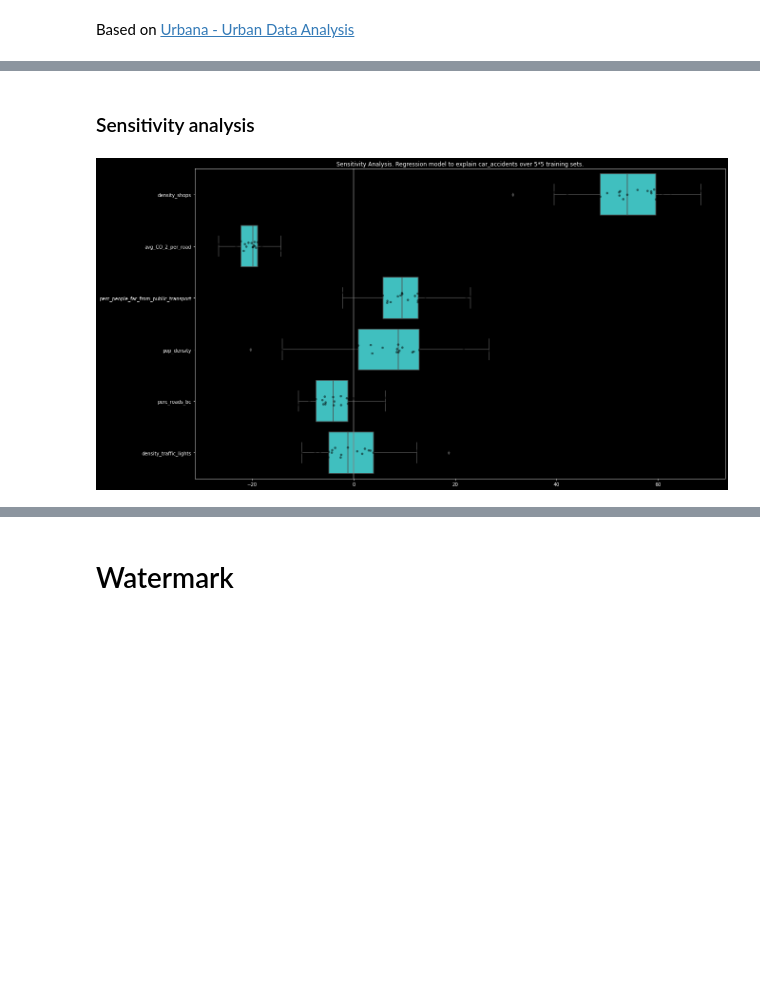
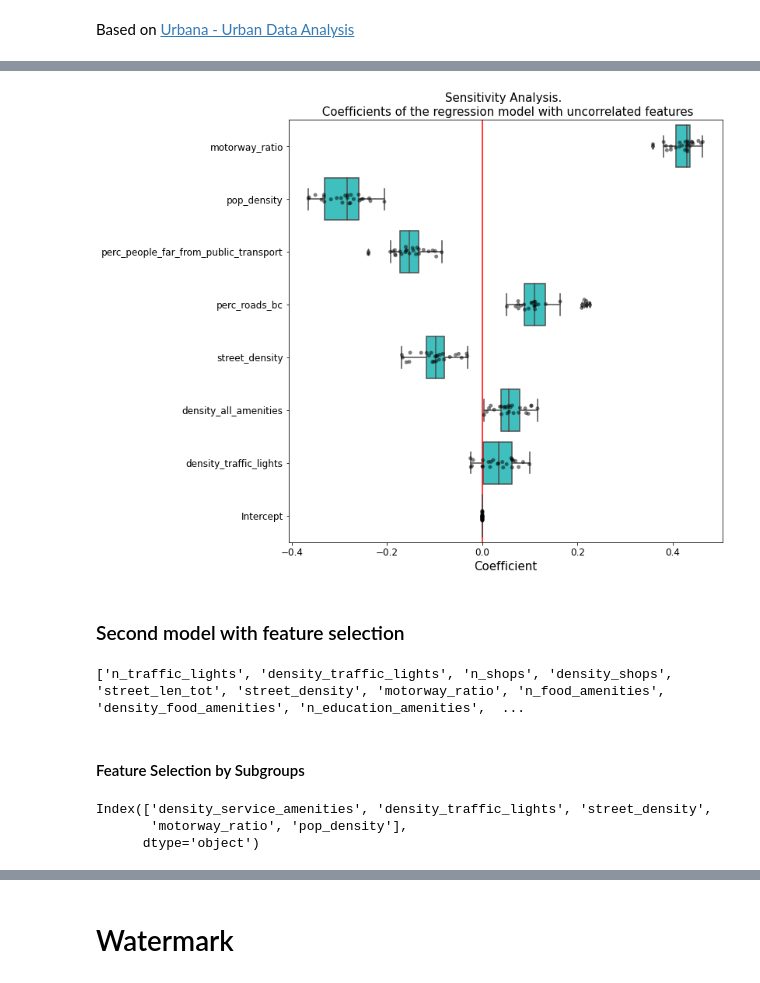
Before and after one commit to matteoboh/urbem, a Jupyter notebook: notebooks/0.9-non_spatial_regression_sklearn.ipynb, the cells around one changed output, grey strips where cells are left out. Saved outputs shown, nothing was run; the diff lists cells and outputs as text; code cells hidden in the pictures; blank space fills up the shorter version.

Commit message:
new version of non-spatial regression

```diff
--- a/notebooks/0.9-non_spatial_regression_sklearn.ipynb
+++ b/notebooks/0.9-non_spatial_regression_sklearn.ipynb
@@ -66,0 +111,2 @@ y = gdf_rome_connected[feature]
+# %%
+non_correlated_features = vif.loc[vif['VIF Factor'] <= 5, 'features'].to_list()
@@ -66,0 +205,12 @@ y = gdf_rome_connected[feature]
+# %%
+# plotting PairGrid for TRANSFORMED predictors
+f = sns.PairGrid(X_transformed)
+f.map_lower(scattfunc, cmap=plt.get_cmap("coolwarm"), norm=plt.Normalize(vmin=-0.8, vmax=0.8))
+f.map_diag(sns.histplot, color="gray", kde=False)
+f.map_upper(corrfunc, cmap=plt.get_cmap("coolwarm"), norm=plt.Normalize(vmin=-0.8, vmax=0.8))
+f.fig.subplots_adjust(wspace=0.06, hspace=0.06)  # equal spacing in both directions
+for ax in plt.gcf().axes:
+    xlabel = ax.get_xlabel()
+    ax.set_xlabel(xlabel, fontsize=15)
+    ylabel = ax.get_ylabel()
+    ax.set_ylabel(ylabel, fontsize=15)
@@ -69,3 +225,6 @@ y = gdf_rome_connected[feature]
+# %%
+X = gdf_rome_connected[non_correlated_features]
+y = gdf_rome_connected[feature_to_predict]
 # %%
 preprocessor = Pipeline(steps=[("scaler", StandardScaler())])
 
@@ -75,3 +234,6 @@ pipe_all = Pipeline(
         ("regressor", LinearRegression()),
     ]
 )
+
+model_fixed = TransformedTargetRegressor(regressor=pipe_all, transformer=PowerTransformer())
+model_fixed.fit(X, y)
@@ -78,31 +247,48 @@ pipe_all = Pipeline(
-# %% [markdown]
-### Sensitivity analysis
 # %%
 cv_all = cross_validate(
-    pipe_all,
+    model_fixed,
     X,
     y,
     cv=RepeatedKFold(n_splits=N_SPLITS, n_repeats=N_REPEATS, random_state=RANDOM_STATE),
     return_estimator=True,
     n_jobs=-1,
 )
 
 coefs_all = pd.DataFrame(
-    [est.named_steps["regressor"].coef_ for est in cv_all["estimator"]],
+    [est.regressor_.named_steps["regressor"].coef_ for est in cv_all["estimator"]],
     columns=X.columns,
 )
 
-medians_all = coefs_all.median()
+coefs_all["Intercept"] = pd.Series(
+    [est.regressor_.named_steps["regressor"].intercept_ for est in cv_all["estimator"]]
+)
+
+medians_all = coefs_all.drop(["Intercept"], axis=1).median()
 medians_all = medians_all.reindex(medians_all.abs().sort_values(ascending=False).index)
+medians_all = medians_all.append(pd.Series({"Intercept": 0}, index=["Intercept"]))
 coefs_all = coefs_all[medians_all.index]
 
 
-plt.figure(figsize=(20, 2*len(independent_variables)))
+fig, ax = plt.subplots(figsize=(10, 10))
+#plt.figure(figsize=(20, 1*len(independent_variables)))
 sns.stripplot(data=coefs_all, orient="h", color="k", alpha=0.5)
 sns.boxplot(data=coefs_all, orient="h", color="cyan", saturation=0.5)
-plt.axvline(x=0, color=".5")
-plt.title(f"Sensitivity Analysis. Regression model to explain {feature} over {N_SPLITS}*{N_REPEATS} training sets.")
+plt.axvline(x=0, color="red")
+ax.tick_params(axis='both', which='major', labelsize=12)
+ax.set_xlabel("Coefficient", fontsize=15)
+plt.title(f"Sensitivity Analysis. \n Coefficients of the regression model with uncorrelated features", fontsize=15)
 
 plt.show()
 # %% [output]
-[figure, old version]
+[figure, new version]
+# %% [markdown]
+### Second model with feature selection
+# %%
+X = gdf_rome_connected[independent_variables]
+y = gdf_rome_connected[dependent_variable]
+
+print(independent_variables)
+# %% [output]
+['n_traffic_lights', 'density_traffic_lights', 'n_shops', 'density_shops', 'street_len_tot', 'street_density', 'motorway_ratio', 'n_food_amenities', 'density_food_amenities', 'n_education_amenities',  ...
+# %% [markdown]
+#### Feature Selection by Subgroups
@@ -108,0 +336,9 @@ plt.show()
+# %%
+list_k_best = X_POI_chosen.to_list() + X_roads_chosen.to_list() + X_people_chosen.to_list()
+
+X_feat_subgroup = X[list_k_best]
+X_feat_subgroup.columns
+# %% [output]
+Index(['density_service_amenities', 'density_traffic_lights', 'street_density',
+       'motorway_ratio', 'pop_density'],
+      dtype='object')
```
Also changed, not shown: parts of 44 cells of this notebook.
